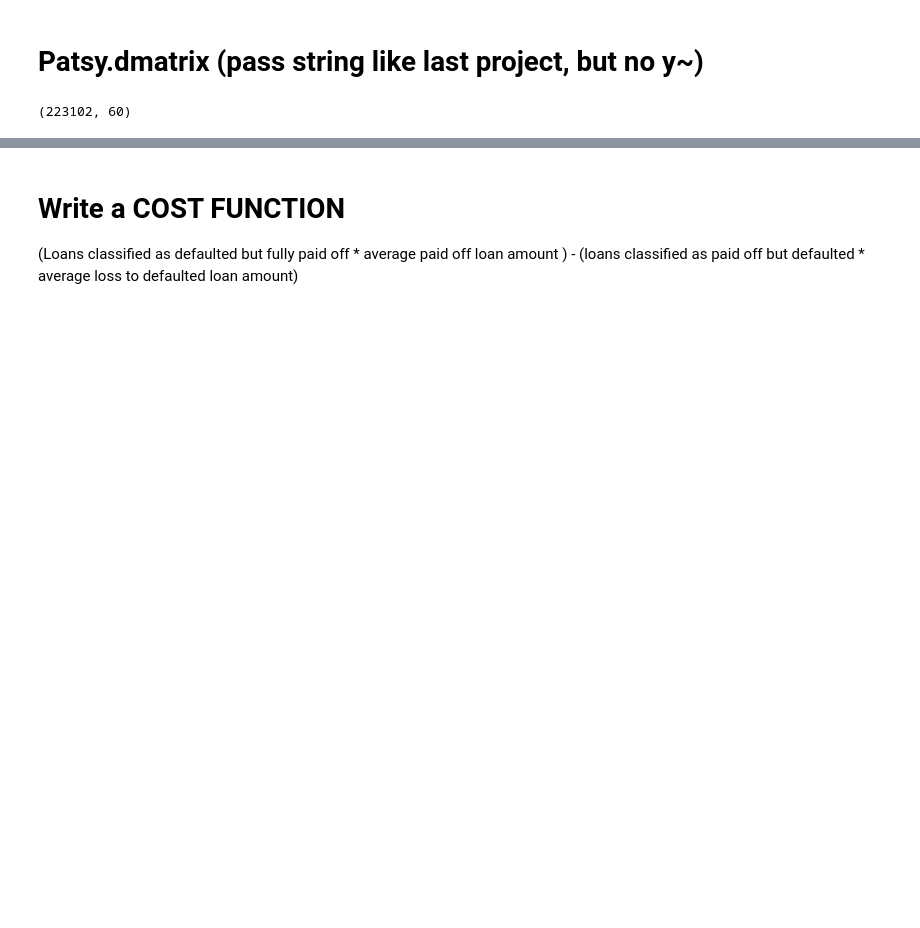
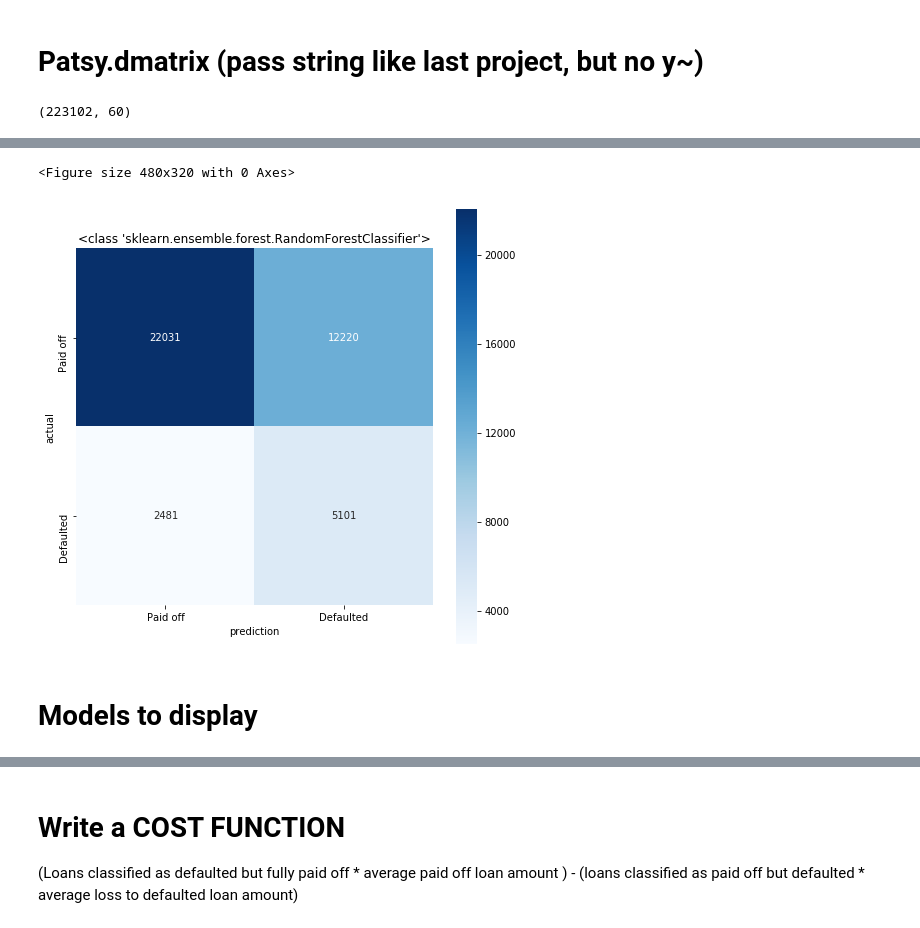
Before and after one commit to jeremyrchow/lending_club_default_model, a Jupyter notebook: EDA.ipynb, the cells around one changed output, grey strips where cells are left out. Drawn from its saved outputs; the diff is of its cells as text; code cells hidden in the pictures; blank space fills up the shorter version.

```diff
--- a/EDA.ipynb
+++ b/EDA.ipynb
@@ -336,8 +355,11 @@ Xb_train, Xb_test, yb_train, yb_test = train_test_split(Xb, yb, test_size=0.2, r
 # %%
-model_dict = {'rfc': RandomForestClassifier(n_estimators = 9),
-             'lm' : LogisticRegression(max_iter =10000,solver='sag'),
+model_dict = {'rfc': RandomForestClassifier(n_estimators = 400, n_jobs = -1,max_features = 'sqrt'),
+             'lm' : LogisticRegression(max_iter =10000,solver='sag',verbose = 10,n_jobs = -1),
              'gnb' : GaussianNB(),
-             'mlp' : MLPClassifier()}
+             'mlp' : MLPClassifier(verbose = 10),
+             'gbc' : GradientBoostingClassifier(n_estimators =  1000, max_leaf_nodes = 4,\
+                                                max_depth = None ,min_samples_split = 5, verbose = 10,
+                                               learning_rate = .1)}
 # %%
 def make_model(mdl_key,X_train,y_train,X_test):
     """Uses key from model_dict and trains it on X_train, y_train, then returns \
@@ -348,6 +370,6 @@ def make_model(mdl_key,X_train,y_train,X_test):
     predicted = mdl.predict(X_test)
     return mdl, predicted
 # %%
-rfc, predicted = make_model('rfc',X_train,y_train,X_test)
+rfc, gnb_predicted = make_model('rfc',X_train,y_train,X_test)
 # %%
 lm, predicted = make_model('lm',X_train,y_train,X_test)
@@ -354,4 +381,4 @@ lm, predicted = make_model('lm',X_train,y_train,X_test)
 # %%
-gnb, predicted = make_model('gnb',X_train,y_train,X_test)
+gnb, gnb_predicted = make_model('gnb',X_train,y_train,X_test)
 # %%
-mlp, predicted = make_model('mlp',X_train,y_train,X_test)
+mlp, mlp_predicted = make_model('mlp',X_train,y_train,X_test);
@@ -363,16 +410,21 @@ predicted_b = rfc_b.predict(Xb_test)
 # %%
 def make_confusion_matrix(model, threshold=.2):
     # Predict class 1 if probability of being in class 1 is greater than threshold
     # (model.predict(X_test) does this automatically with a threshold of 0.5)
     y_predict = (model.predict_proba(X_test)[:, 1] >= threshold)
     mat_confusion = confusion_matrix(y_test, y_predict)
     plt.figure(dpi=80)
     plt.figure(figsize=(8, 8))
     sns.heatmap(mat_confusion, cmap=plt.cm.Blues, annot=True, square=True, fmt='d',
            xticklabels=['Paid off', 'Defaulted'],
            yticklabels=['Paid off', 'Defaulted']);
     plt.xlabel('prediction')
     plt.ylabel('actual')
     plt.title(str(type(model)))
 cm = pd.DataFrame(confusion_matrix(y_test, predicted))
-#make_confusion_matrix(rfc)
+make_confusion_matrix(rfc)
+# %% [output]
+<Figure size 480x320 with 0 Axes>
+[figure, added]
+# %% [markdown]
+# Models to display
```
Also changed, not shown: parts of 23 cells of this notebook.
